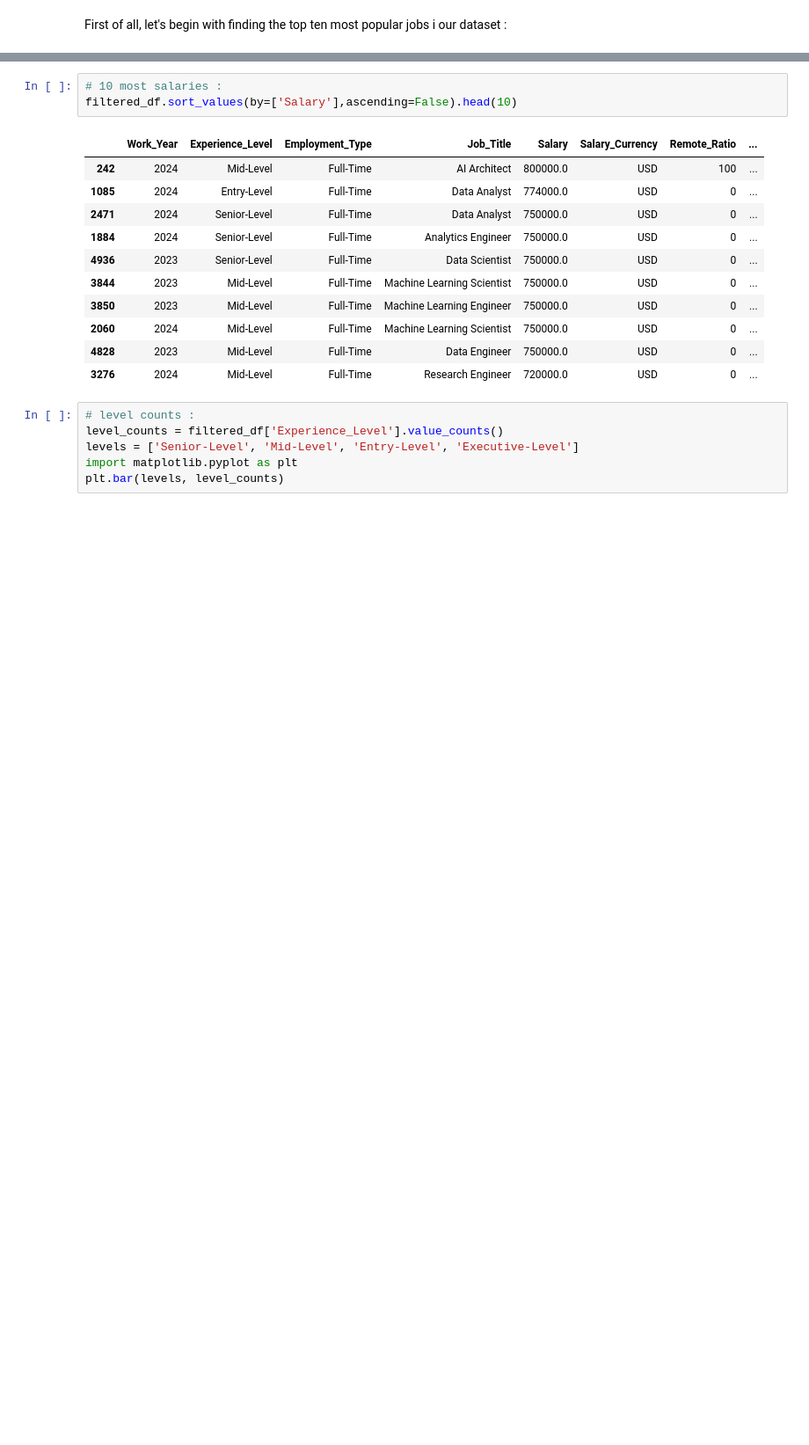
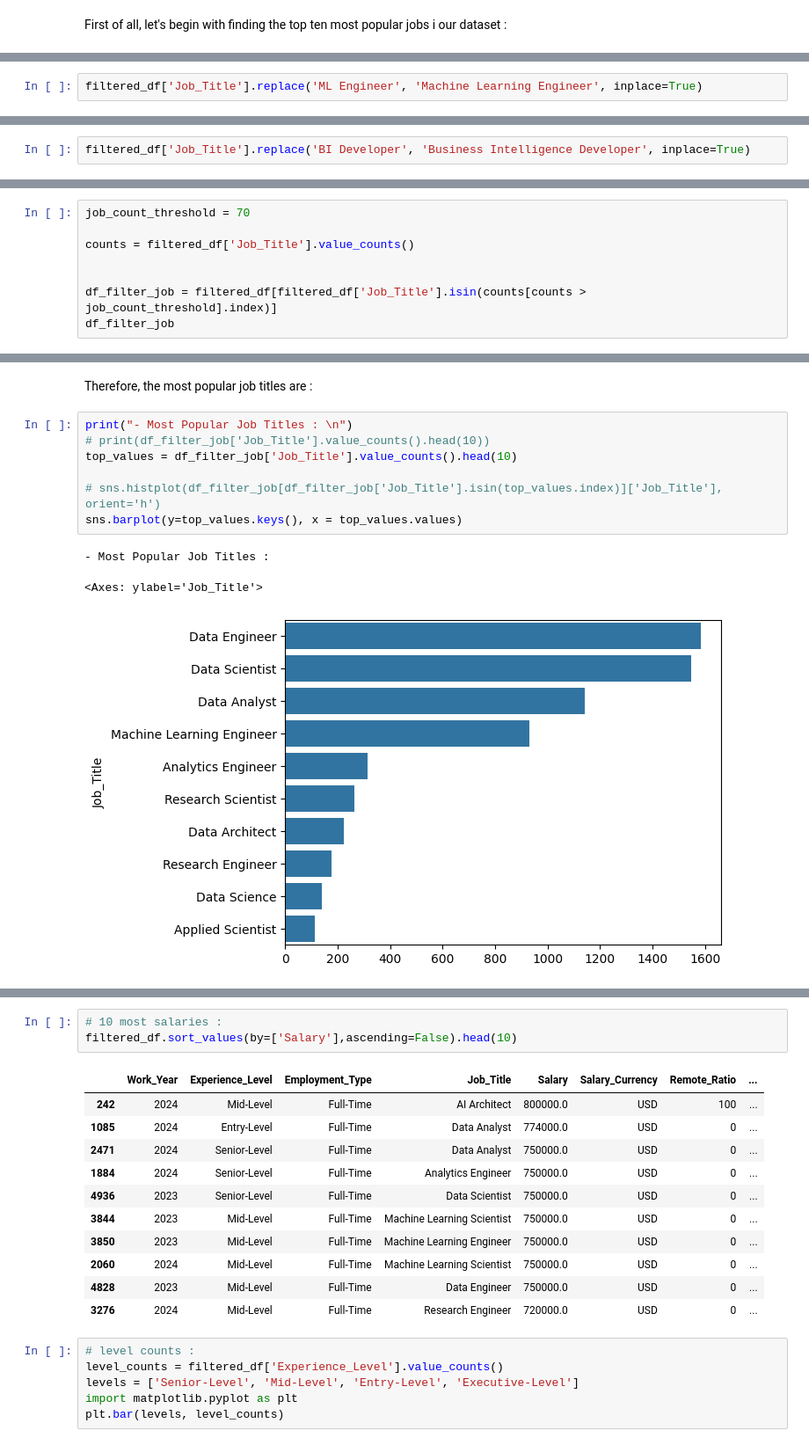
Before and after one commit to denezo/data-science-course, a Jupyter notebook: DS_CA2 (3).ipynb, the cells around one changed output, grey strips where cells are left out. Shown at 88% size. Saved outputs shown, nothing was run; the diff lists cells and outputs as text; blank space fills up the shorter version.

Commit message:
barplot for most popular jobs is craeted

```diff
--- a/DS_CA2 (3).ipynb
+++ b/DS_CA2 (3).ipynb
@@ -630,0 +642,2 @@ First of all, let's begin with finding the top ten most popular jobs i our datas
+# %%
+filtered_df['Job_Title'].replace('ML Engineer', 'Machine Learning Engineer', inplace=True)
@@ -630,0 +657,2 @@ First of all, let's begin with finding the top ten most popular jobs i our datas
+# %%
+filtered_df['Job_Title'].replace('BI Developer', 'Business Intelligence Developer', inplace=True)
@@ -630,0 +672,8 @@ First of all, let's begin with finding the top ten most popular jobs i our datas
+# %%
+job_count_threshold = 70
+
+counts = filtered_df['Job_Title'].value_counts()
+
+
+df_filter_job = filtered_df[filtered_df['Job_Title'].isin(counts[counts > job_count_threshold].index)]
+df_filter_job
@@ -630,0 +702,13 @@ First of all, let's begin with finding the top ten most popular jobs i our datas
+# %% [markdown]
+Therefore, the most popular job titles are :
+# %%
+print("- Most Popular Job Titles : \n")
+# print(df_filter_job['Job_Title'].value_counts().head(10))
+top_values = df_filter_job['Job_Title'].value_counts().head(10)
+
+# sns.histplot(df_filter_job[df_filter_job['Job_Title'].isin(top_values.index)]['Job_Title'], orient='h')
+sns.barplot(y=top_values.keys(), x = top_values.values)
+# %% [output]
+- Most Popular Job Titles :
+<Axes: ylabel='Job_Title'>
+[figure, added]
```
Also changed, not shown: parts of 14 cells of this notebook, 1 other file.
